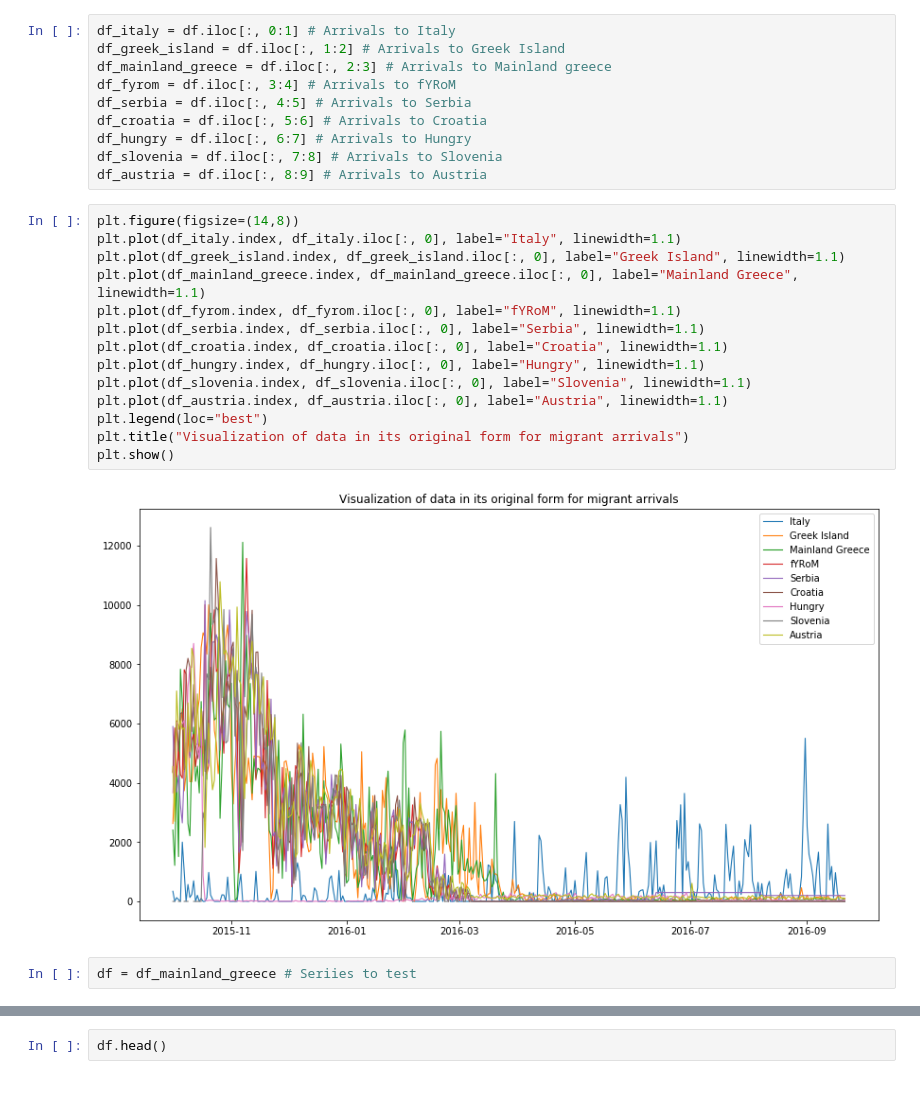
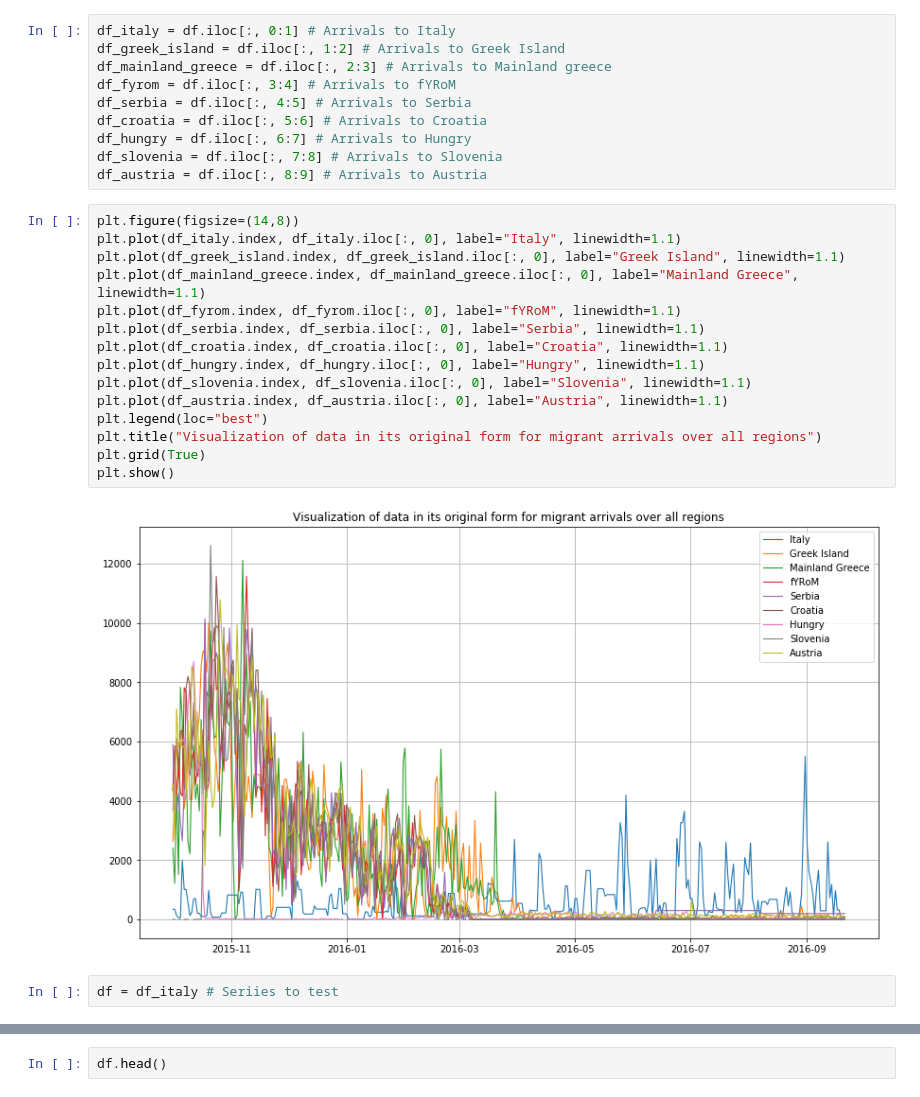
Before and after one commit to hmafnan/Timeseries-Analysis, a Jupyter notebook: src/Analysis.ipynb, the cells around one changed output, grey strips where cells are left out. Saved outputs shown, nothing was run; the diff lists cells and outputs as text.

```diff
--- a/src/Analysis.ipynb
+++ b/src/Analysis.ipynb
@@ -30,21 +31,22 @@ df_austria = df.iloc[:, 8:9] # Arrivals to Austria
 # %%
 plt.figure(figsize=(14,8))
 plt.plot(df_italy.index, df_italy.iloc[:, 0], label="Italy", linewidth=1.1)
 plt.plot(df_greek_island.index, df_greek_island.iloc[:, 0], label="Greek Island", linewidth=1.1)
 plt.plot(df_mainland_greece.index, df_mainland_greece.iloc[:, 0], label="Mainland Greece", linewidth=1.1)
 plt.plot(df_fyrom.index, df_fyrom.iloc[:, 0], label="fYRoM", linewidth=1.1)
 plt.plot(df_serbia.index, df_serbia.iloc[:, 0], label="Serbia", linewidth=1.1)
 plt.plot(df_croatia.index, df_croatia.iloc[:, 0], label="Croatia", linewidth=1.1)
 plt.plot(df_hungry.index, df_hungry.iloc[:, 0], label="Hungry", linewidth=1.1)
 plt.plot(df_slovenia.index, df_slovenia.iloc[:, 0], label="Slovenia", linewidth=1.1)
 plt.plot(df_austria.index, df_austria.iloc[:, 0], label="Austria", linewidth=1.1)
 plt.legend(loc="best")
-plt.title("Visualization of data in its original form for migrant arrivals")
+plt.title("Visualization of data in its original form for migrant arrivals over all regions")
+plt.grid(True)
 plt.show()
 # %% [output]
-[figure, old version]
+[figure, new version]
 # %%
-df = df_mainland_greece # Seriies to test
+df = df_italy # Seriies to test
 # %%
 plt.figure(figsize=(10,4))
 plt.plot(df.index, df.iloc[:, 0], label=df.columns[0])
```
Also changed, not shown: parts of 17 cells of this notebook.
